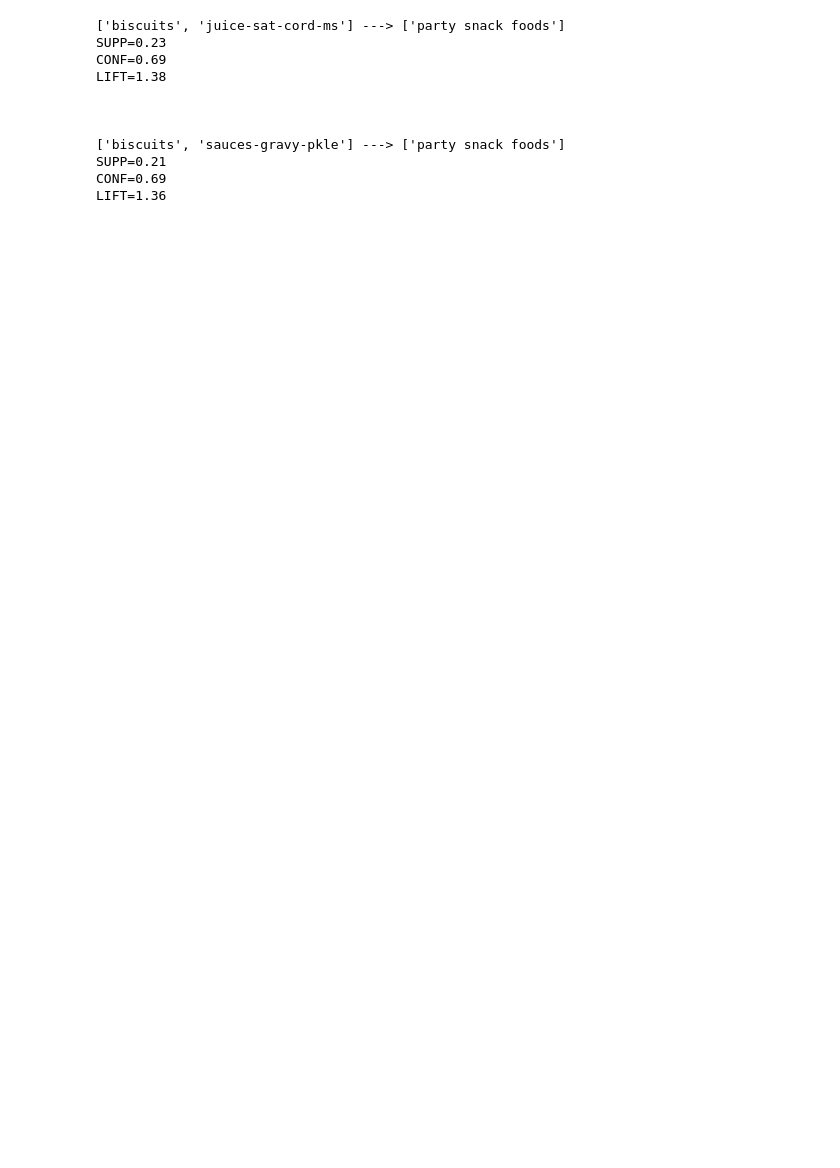
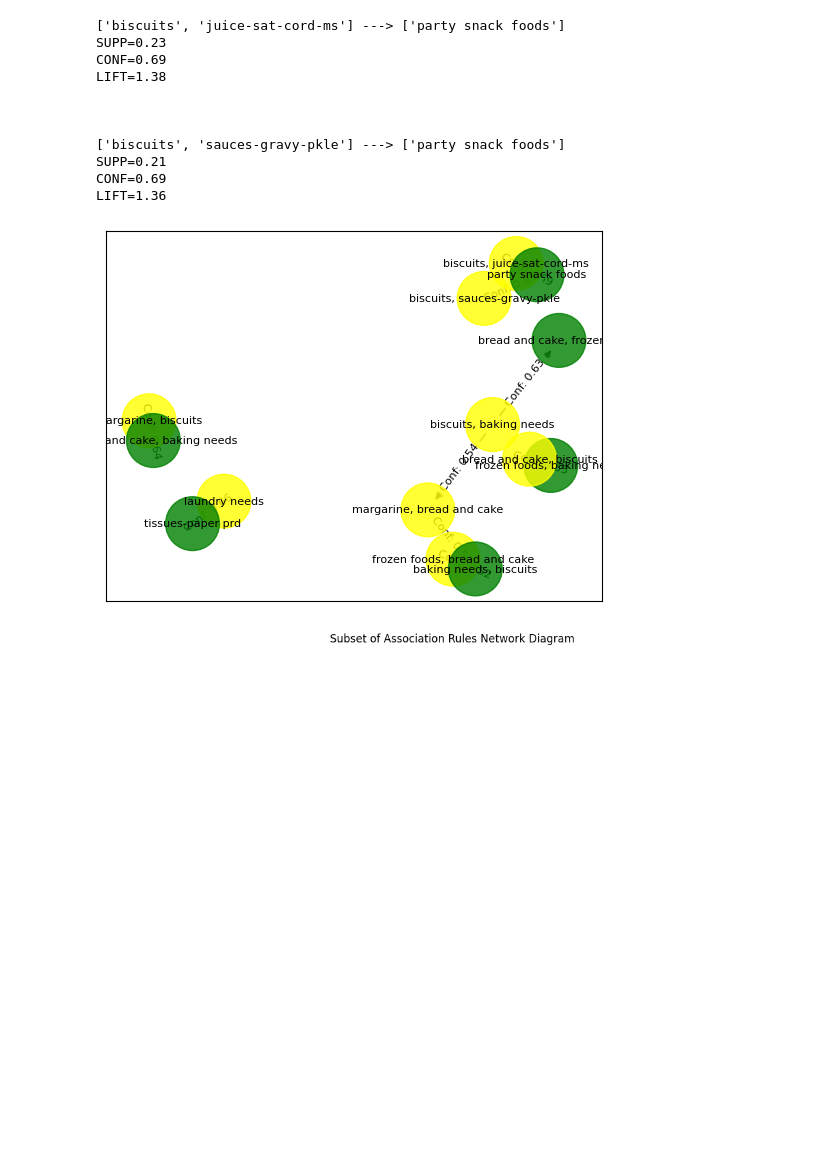
Before and after one commit to RanaweeraHK/ARM---Data-Mining-Lab1-, a Jupyter notebook: code.ipynb, the cells around one changed output. Saved outputs shown, nothing was run; the diff lists cells and outputs as text; code cells hidden in the pictures; blank space fills up the shorter version.

```diff
--- a/code.ipynb
+++ b/code.ipynb
@@ -186,3 +188,48 @@ LIFT=1.38
 SUPP=0.21
 CONF=0.69
 LIFT=1.36
+# %%
+all_rules = []
+
+for result in results:
+    for rule in result.ordered_statistics:
+        antecedent = ', '.join(rule.items_base)
+        consequent = ', '.join(rule.items_add)
+        support = result.support
+        confidence = rule.confidence
+        lift = rule.lift
+        all_rules.append((antecedent, consequent, support, confidence, lift))
+
+subset_rules = all_rules[:10]
+
+G = nx.DiGraph()
+
+
+for rule in subset_rules:
+    G.add_node(rule[0], color='yellow', style='filled')
+    G.add_node(rule[1], color='green', style='filled')
+
+for rule in subset_rules:
+    G.add_edge(rule[0], rule[1], weight=rule[4], label=f"Conf: {round(rule[3], 2)}")
+
+pos = nx.spring_layout(G)
+
+nx.draw_networkx_nodes(G, pos, node_color=[node[1]['color'] for node in G.nodes(data=True)], node_size=1500, alpha=0.8)
+
+nx.draw_networkx_edges(G, pos, width=[edge[2]['weight'] for edge in G.edges(data=True)], arrows=True, alpha=0.5)
+
+nx.draw_networkx_labels(G, pos, font_size=8)
+
+edge_labels = nx.get_edge_attributes(G, 'label')
+nx.draw_networkx_edge_labels(G, pos, edge_labels=edge_labels, font_size=8)
+
+# Increase figure size
+plt.figure(figsize=(14, 10))
+
+# Display the plot
+plt.title('Subset of Association Rules Network Diagram')
+plt.axis('off')  # Disable axis
+plt.show()
+# %% [output]
+[figure, added]
+[figure, added]
```
Also changed, not shown: parts of 2 cells of this notebook.
